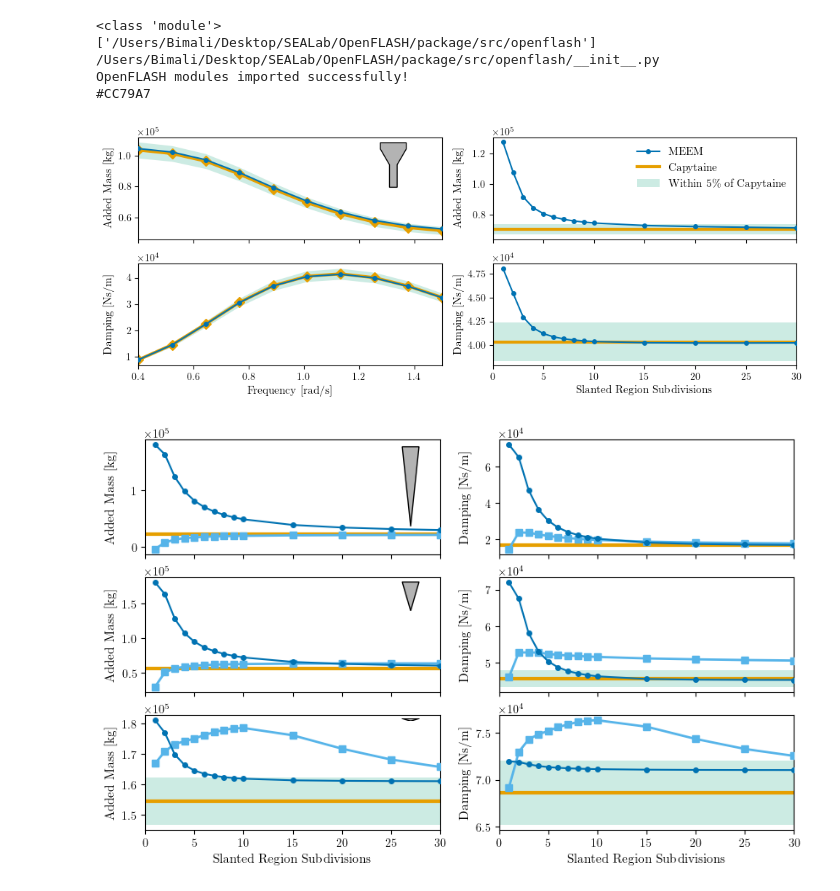
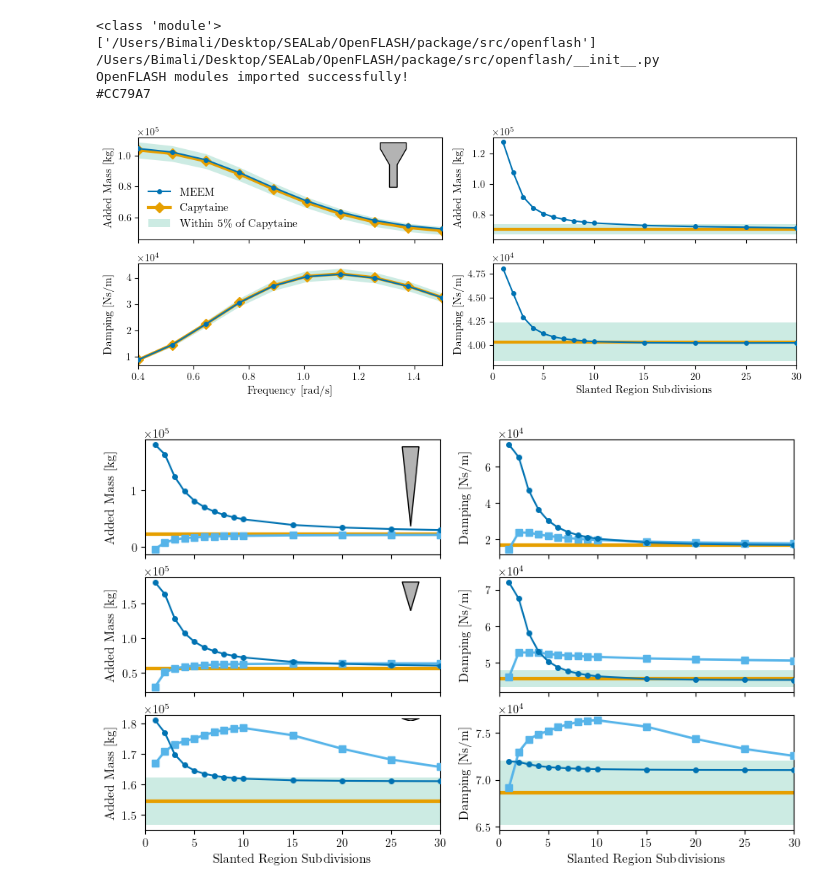
Before and after one commit to symbiotic-engineering/OpenFLASH, a Jupyter notebook: analysis/slant_data_plots.ipynb, the cells around one changed output. Cells and saved outputs as stored; diff of their text form; code cells hidden in the pictures.

Commit message:
Overleadf sync and swapping previous legend placement.

```diff
--- a/analysis/slant_data_plots.ipynb
+++ b/analysis/slant_data_plots.ipynb
@@ -171,24 +171,24 @@ def plot_type_2(data, res_lst, idx, ax1, ax2, geom_fig = True):
 # %%
 fig, ax = plt.subplots(2, 2, figsize=(fig_h * 1.1, fig_w), sharex='col')
 for a in ax.flat:
     formatter = ScalarFormatter(useMathText=True)
     formatter.set_scientific(True)
     formatter.set_powerlimits((-1, 1))
     a.yaxis.set_major_formatter(formatter)
 
 plot_type_1(data, omega_sweep, ax[0,0], ax[1,0])
 plot_geom(ax[0,0], a_list_1, d_in_1, d_out_1, x0 = 0.7, x_width = 0.28)
 plot_type_2(data, res_lst, 1, ax[0,1], ax[1,1], geom_fig = False)
 ax[1,1].set_xlabel('Slanted Region Subdivisions', fontsize=lab_fs)
 ax[1,0].set_xlabel('Frequency [rad/s]', fontsize=lab_fs)
-ax[0, 1].legend(loc='upper right', fontsize=leg_fs, frameon=False)
+ax[0,0].legend(loc='lower left', fontsize=leg_fs, frameon=False)
 plt.tight_layout()
 fig.align_ylabels()
 
 full_path = figs_1_path_str
 fig.savefig(full_path, format='pdf', dpi=300, bbox_inches='tight')
 # %% [output]
-[figure, old version]
+[figure, new version]
 # %%
 fig, ax = plt.subplots(3, 2, figsize=(fig_h * 1.1, fig_w * 1.5), sharex='col')
 for a in ax.flat:
```
